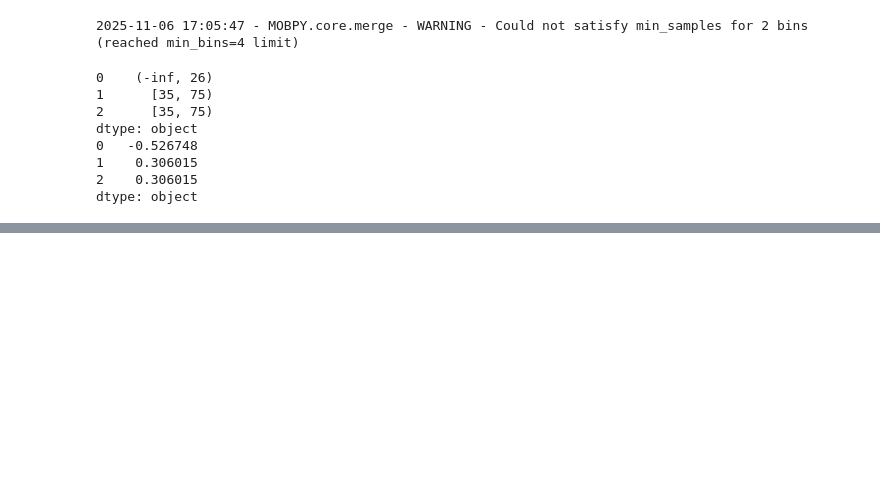
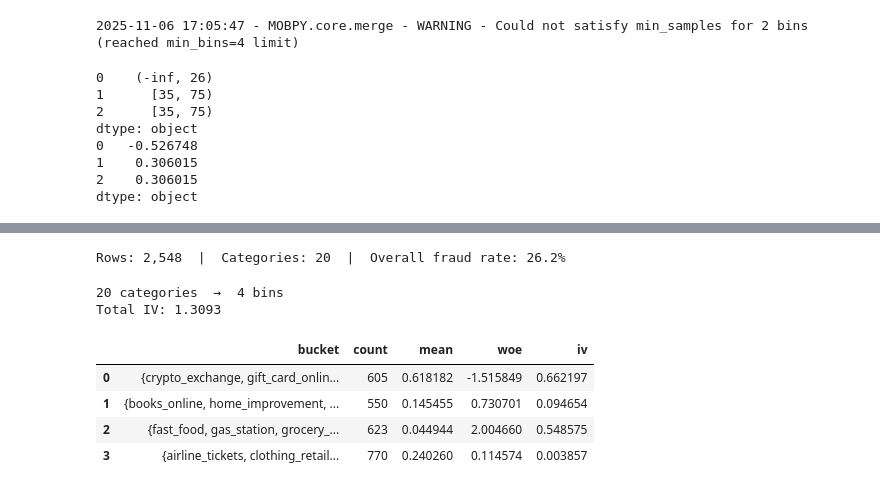
Before and after one commit to ChenTaHung/Monotonic-Optimal-Binning, a Jupyter notebook: examples/README - example.ipynb, the cells around one changed output, grey strips where cells are left out. Saved outputs shown, nothing was run; the diff lists cells and outputs as text; code cells hidden in the pictures; blank space fills up the shorter version.

```diff
--- a/examples/README - example.ipynb
+++ b/examples/README - example.ipynb
@@ -115,0 +133,59 @@ dtype: object
+# %%
+import warnings; warnings.filterwarnings('ignore')
+from MOBPY.plot import plot_woe_bars, plot_categorical_merge
+
+# Synthetic dataset: 20 merchant categories across 4 fraud-rate tiers
+rng = np.random.default_rng(42)
+
+RATES = {
+    # Tier 1 — Very High risk  (56–68%)
+    'crypto_exchange':    0.68, 'gift_card_online':  0.62,
+    'online_gambling':    0.59, 'wire_transfer_svc': 0.65, 'pawn_shop': 0.56,
+    # Tier 2 — High risk  (22–28%)
+    'electronics_general': 0.28, 'travel_agency':   0.25,
+    'airline_tickets':     0.22, 'hotel_booking':   0.26, 'sporting_goods': 0.23,
+    # Tier 3 — Medium risk  (12–17%)
+    'clothing_retail':   0.17, 'shoes_retail':      0.15,
+    'books_online':      0.12, 'home_improvement':  0.13, 'pet_supplies': 0.12,
+    # Tier 4 — Low risk  (3–5%)
+    'grocery_store':     0.05, 'pharmacy':          0.04,
+    'gas_station':       0.05, 'utility_payment':   0.03, 'fast_food': 0.04,
+}
+
+records = []
+for cat, rate in RATES.items():
+    n = int(rng.integers(100, 160))
+    records.append(pd.DataFrame({'merchant': cat, 'is_fraud': rng.binomial(1, rate, n)}))
+df_cat = pd.concat(records, ignore_index=True)
+
+print(f"Rows: {len(df_cat):,}  |  Categories: {df_cat['merchant'].nunique()}"
+      f"  |  Overall fraud rate: {df_cat['is_fraud'].mean():.1%}")
+# %% [output]
+Rows: 2,548  |  Categories: 20  |  Overall fraud rate: 26.2%
+# %%
+# 1. Fit the categorical binner
+#    x_type='categorical' activates the chi-square merge path instead of PAVA.
+#    max_label_cats=3 truncates long bin labels: {low_a, low_b, low_c, ...+N}
+cat_binner = MonotonicBinner(
+    df=df_cat,
+    x='merchant',
+    y='is_fraud',
+    x_type='categorical',
+    categorical_alpha=0.05,
+    constraints=BinningConstraints(max_bins=20, min_bins=2, min_samples=30),
+    max_label_cats=3,
+)
+cat_binner.fit()
+
+diag = cat_binner.get_diagnostics()
+print(f"{diag['n_initial_categories']} categories  →  {diag['n_final_bins']} bins")
+print(f"Total IV: {cat_binner.summary_()['iv'].sum():.4f}")
+display(cat_binner.summary_()[['bucket', 'count', 'mean', 'woe', 'iv']])
+# %% [output]
+20 categories  →  4 bins
+Total IV: 1.3093
+|  | bucket | count | mean | woe | iv |
+| 0 | {crypto_exchange, gift_card_onlin... | 605 | 0.618182 | -1.515849 | 0.662197 |
+| 1 | {books_online, home_improvement, ... | 550 | 0.145455 | 0.730701 | 0.094654 |
+| 2 | {fast_food, gas_station, grocery_... | 623 | 0.044944 | 2.004660 | 0.548575 |
+| 3 | {airline_tickets, clothing_retail... | 770 | 0.240260 | 0.114574 | 0.003857 |
```
Also changed, not shown: parts of 3 cells of this notebook, 13 other files.
